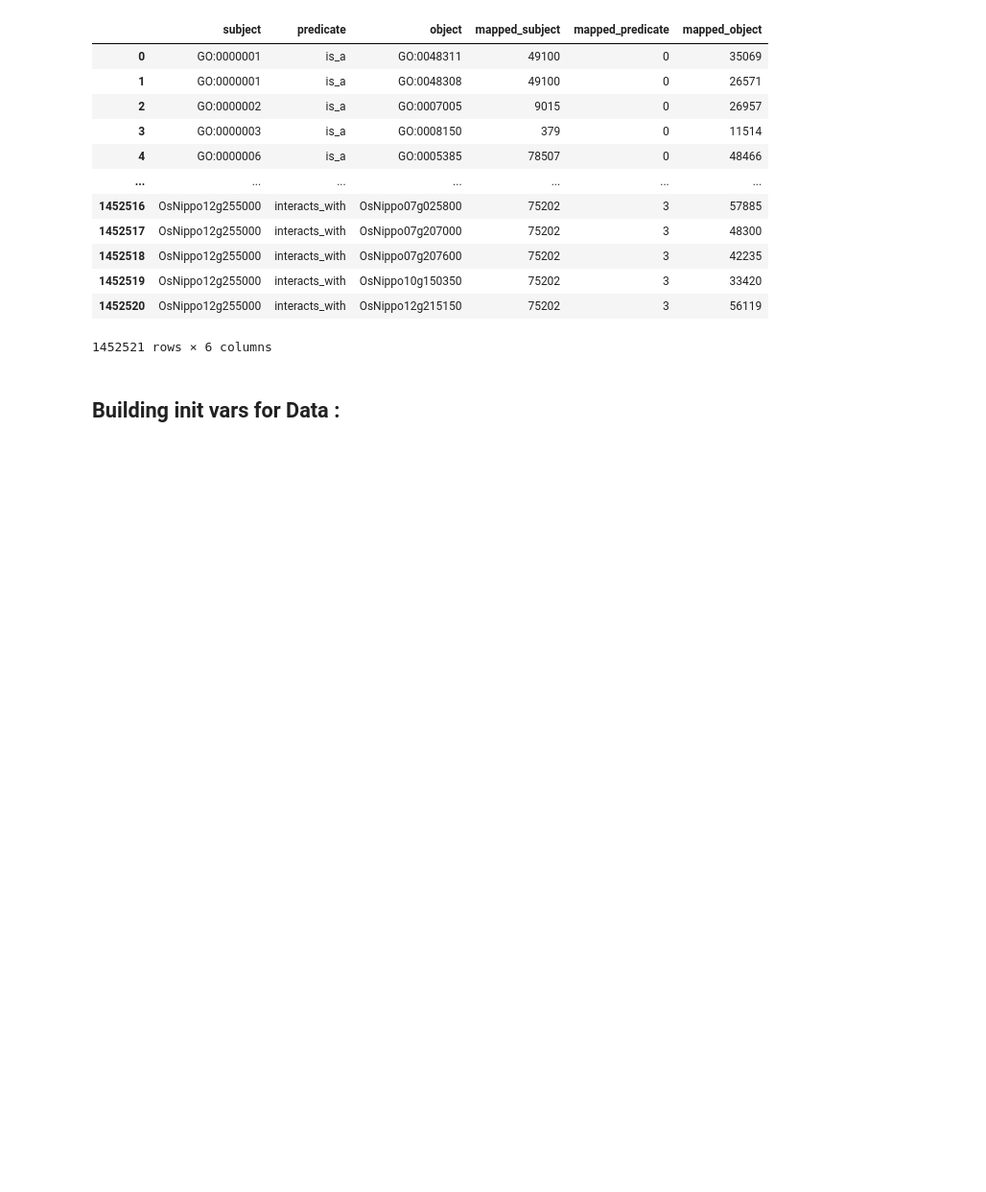
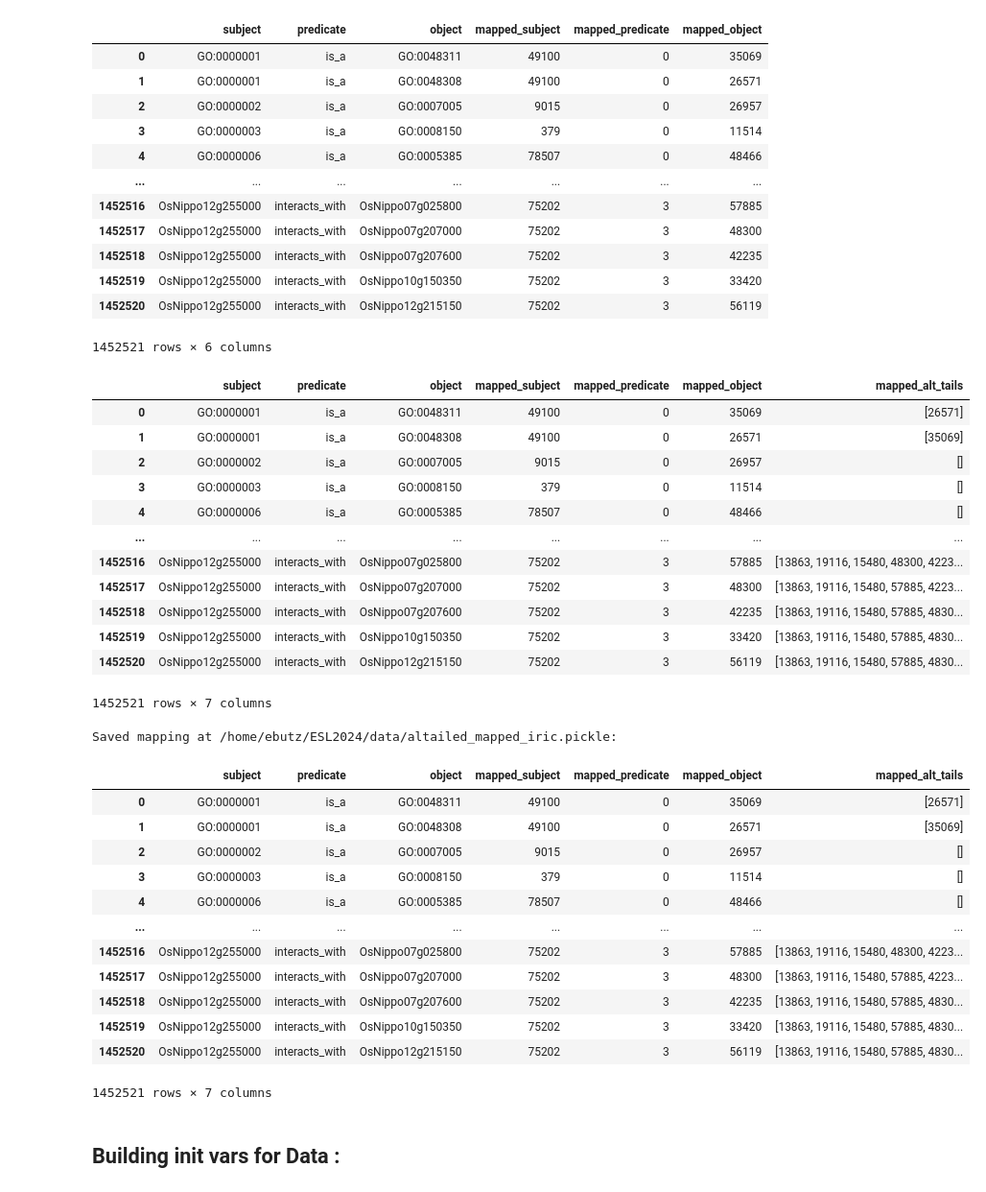
Before and after one commit to ElliotButz/ESL2024, a Jupyter notebook: code/00_Mapping_iric_and_make_datasets.ipynb, the cells around one changed output. Shown at 96% size. Saved outputs shown, nothing was run; the diff lists cells and outputs as text; code cells hidden in the pictures; blank space fills up the shorter version.

```diff
--- a/code/00_Mapping_iric_and_make_datasets.ipynb
+++ b/code/00_Mapping_iric_and_make_datasets.ipynb
@@ -13,7 +13,8 @@ from torch_geometric.transforms import RandomLinkSplit
 # %%
 file_path = "/home/ebutz/ESL2024/data/iric.tsv"
 
-mapping_save_path = "/home/ebutz/ESL2024/data/altailed_mapped_iric.pickle"
+altail_mapping_save_path = "/home/ebutz/ESL2024/data/altailed_mapped_iric.pickle"
+altail_dict_save_path = "/home/ebutz/ESL2024/data/altail_DICT_iric_DICT.pickle"
 datasets_save_path = '/home/elliot/Documents/ESL2024/data/mapping_datasets_and_model_for_genes_to_phenotypes_iric/little_dataset_'
 val_path = datasets_save_path + 'VAL'
 test_path = datasets_save_path + 'TEST'
@@ -81,23 +82,45 @@ dtype: object
 # %%
 from tqdm import tqdm
 tqdm.pandas()
 
 iric['mapped_alt_tails'] = iric.progress_apply(
                                              lambda row:
                                              iric.loc[(iric['mapped_subject'] == row['mapped_subject']) &
                                                       (iric['mapped_predicate'] == row['mapped_predicate']) &
                                                       (iric['mapped_object'] != row['mapped_object']),
                                                                                                                'mapped_object'].values,
                                              axis=1)
 
-iric['mapped_alt_tails'] = iric.progress_apply(
-                                             lambda row:
-                                             iric.loc[(iric['mapped_subject'] == row['mapped_subject']) &
-                                                             (iric['mapped_predicate'] == row['mapped_predicate']) &
-                                                             (iric['mapped_object'] != row['mapped_object']),
-                                                             'mapped_object'].values,
-                                             axis=1)
+
 display(iric)
 iric.to_pickle(mapping_save_path)
-print(f"Saved mapping at {mapping_save_path}:")
+print(f"Saved mapping at {mapping_save_path} :")
 display(pd.read_pickle(mapping_save_path))
+# %% [output]
+|  | subject | predicate | object | mapped_subject | mapped_predicate | mapped_object | mapped_alt_tails |
+| 0 | GO:0000001 | is_a | GO:0048311 | 49100 | 0 | 35069 | [26571] |
+| 1 | GO:0000001 | is_a | GO:0048308 | 49100 | 0 | 26571 | [35069] |
+| 2 | GO:0000002 | is_a | GO:0007005 | 9015 | 0 | 26957 | [] |
+| 3 | GO:0000003 | is_a | GO:0008150 | 379 | 0 | 11514 | [] |
+| 4 | GO:0000006 | is_a | GO:0005385 | 78507 | 0 | 48466 | [] |
+| ... | ... | ... | ... | ... | ... | ... | ... |
+| 1452516 | OsNippo12g255000 | interacts_with | OsNippo07g025800 | 75202 | 3 | 57885 | [13863, 19116, 15480, 48300, 4223... |
+| 1452517 | OsNippo12g255000 | interacts_with | OsNippo07g207000 | 75202 | 3 | 48300 | [13863, 19116, 15480, 57885, 4223... |
+| 1452518 | OsNippo12g255000 | interacts_with | OsNippo07g207600 | 75202 | 3 | 42235 | [13863, 19116, 15480, 57885, 4830... |
+| 1452519 | OsNippo12g255000 | interacts_with | OsNippo10g150350 | 75202 | 3 | 33420 | [13863, 19116, 15480, 57885, 4830... |
+| 1452520 | OsNippo12g255000 | interacts_with | OsNippo12g215150 | 75202 | 3 | 56119 | [13863, 19116, 15480, 57885, 4830... |
+1452521 rows × 7 columns
+Saved mapping at /home/ebutz/ESL2024/data/altailed_mapped_iric.pickle:
+|  | subject | predicate | object | mapped_subject | mapped_predicate | mapped_object | mapped_alt_tails |
+| 0 | GO:0000001 | is_a | GO:0048311 | 49100 | 0 | 35069 | [26571] |
+| 1 | GO:0000001 | is_a | GO:0048308 | 49100 | 0 | 26571 | [35069] |
+| 2 | GO:0000002 | is_a | GO:0007005 | 9015 | 0 | 26957 | [] |
+| 3 | GO:0000003 | is_a | GO:0008150 | 379 | 0 | 11514 | [] |
+| 4 | GO:0000006 | is_a | GO:0005385 | 78507 | 0 | 48466 | [] |
+| ... | ... | ... | ... | ... | ... | ... | ... |
+| 1452516 | OsNippo12g255000 | interacts_with | OsNippo07g025800 | 75202 | 3 | 57885 | [13863, 19116, 15480, 48300, 4223... |
+| 1452517 | OsNippo12g255000 | interacts_with | OsNippo07g207000 | 75202 | 3 | 48300 | [13863, 19116, 15480, 57885, 4223... |
+| 1452518 | OsNippo12g255000 | interacts_with | OsNippo07g207600 | 75202 | 3 | 42235 | [13863, 19116, 15480, 57885, 4830... |
+| 1452519 | OsNippo12g255000 | interacts_with | OsNippo10g150350 | 75202 | 3 | 33420 | [13863, 19116, 15480, 57885, 4830... |
+| 1452520 | OsNippo12g255000 | interacts_with | OsNippo12g215150 | 75202 | 3 | 56119 | [13863, 19116, 15480, 57885, 4830... |
+1452521 rows × 7 columns
```
Also changed, not shown: parts of 1 cell of this notebook, 2 other files.
